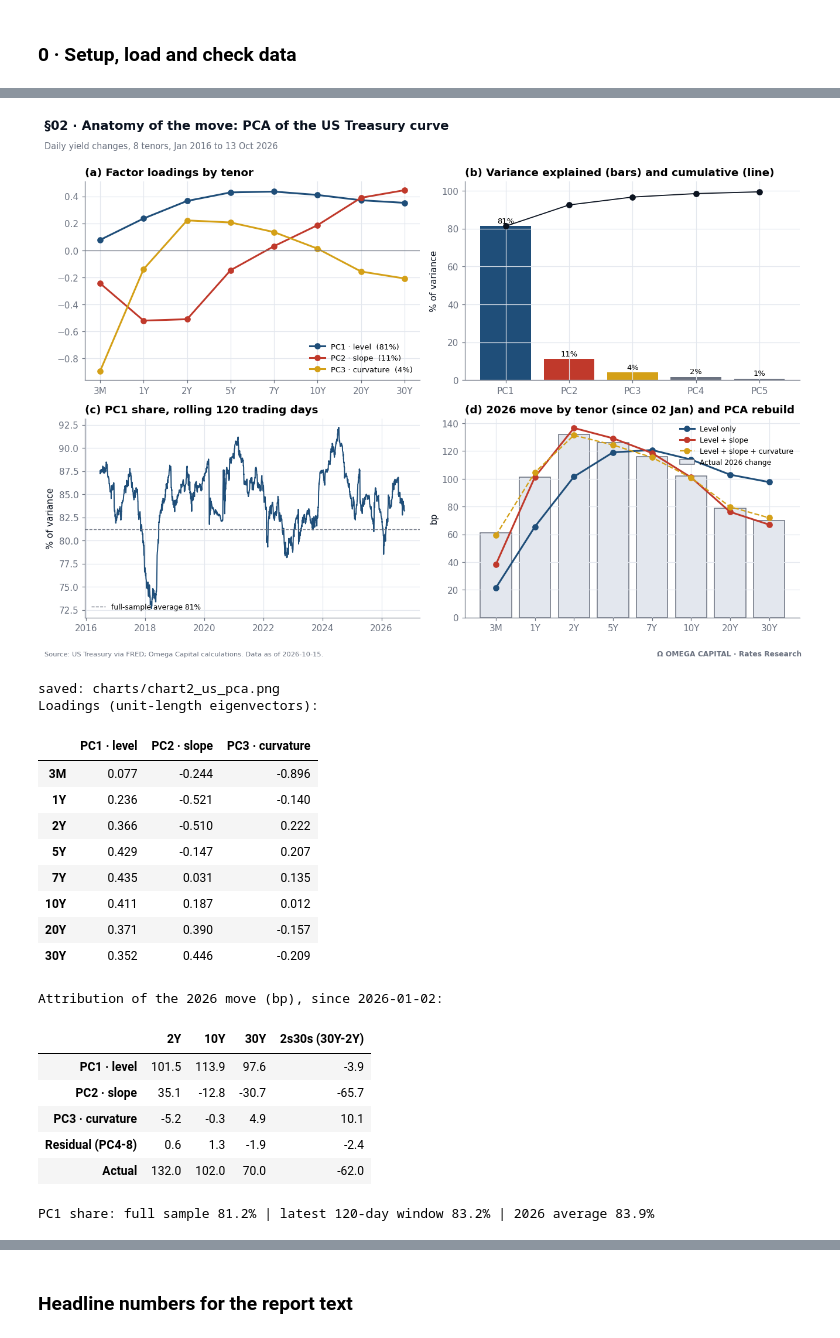
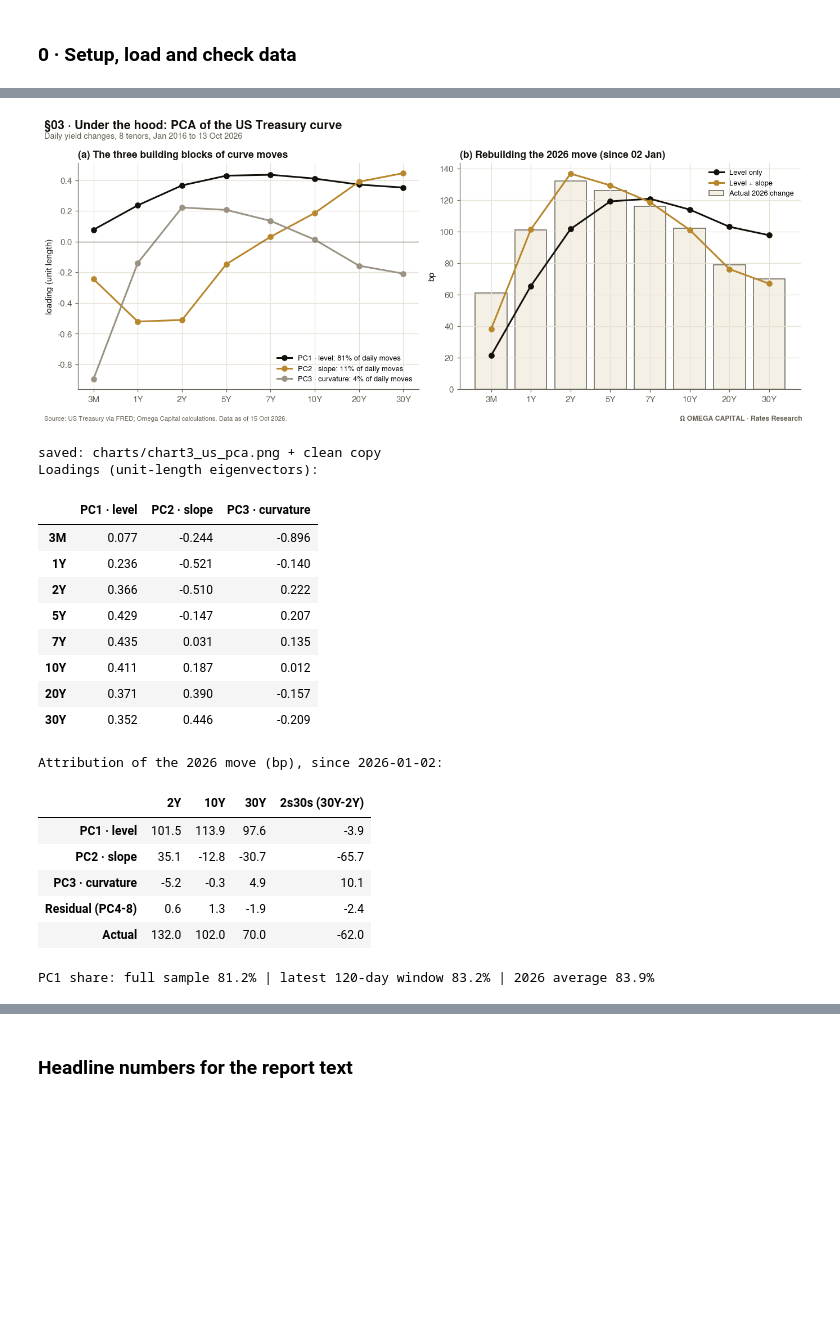
Before and after one commit to leowu06/bond-analysis, a Jupyter notebook: omega_bond_report.ipynb, the cells around one changed output, grey strips where cells are left out. Cells and saved outputs as stored; diff of their text form; code cells hidden in the pictures; blank space fills up the shorter version.

```diff
--- a/omega_bond_report.ipynb
+++ b/omega_bond_report.ipynb
@@ -91,4 +91,9 @@ if short:
           "Re-download from 01/01/2016:", short)
 AS_OF = px.index.max().date()
 print("Data as of:", AS_OF)
+
+# phase two starts on the first common date of the Investing.com series (mid-September);
+# short series are only used from P2 onwards, never for year-to-date numbers
+P2 = "2026-09-15"
+FULL = [c for c in px.columns if c not in short]
 # %% [output]
@@ -252,62 +362,46 @@ roll = pd.Series([np.linalg.eigvalsh(np.cov(X[i - WIN:i], rowvar=False))[::-1][0
 start = curve.loc[BASE:].index[0]
 delta = (curve.iloc[-1] - curve.loc[start]).values * 100
 scores = V.T @ delta
 contrib = {f"PC{k+1}": scores[k] * V[:, k] for k in range(3)}
 
-fig, axs = plt.subplots(2, 2, figsize=(12, 8.4))
+fig, axs = plt.subplots(1, 2, figsize=(12.5, 4.9))
 names = ["PC1 · level", "PC2 · slope", "PC3 · curvature"]
-cols = [COL["US"], COL["UK"], COL["JP"]]
+cols = [COL["ink"], COL["accent"], COL["DE"]]
 
-ax = axs[0, 0]
+ax = axs[0]
 for k in range(3):
-    ax.plot(LAB, V[:, k], marker="o", color=cols[k], lw=2, label=f"{names[k]}  ({share[k]:.0%})")
+    ax.plot(LAB, V[:, k], marker="o", color=cols[k], lw=2, label=f"{names[k]}: {share[k]:.0%} of daily moves")
 ax.axhline(0, color=COL["muted"], lw=0.8)
-ax.set_title("(a) Factor loadings by tenor"); ax.legend(fontsize=8.5)
+ax.set_title("(a) The three building blocks of curve moves"); ax.legend(fontsize=8.5)
+ax.set_ylabel("loading (unit length)")
 
-ax = axs[0, 1]
-bars = ax.bar([f"PC{k+1}" for k in range(5)], share[:5] * 100, color=[*cols, COL["muted"], COL["muted"]])
-ax.plot([f"PC{k+1}" for k in range(5)], np.cumsum(share[:5]) * 100, color=COL["ink"], marker="o", lw=1.2)
-for b, v in zip(bars, share[:5]):
-    ax.text(b.get_x() + b.get_width() / 2, v * 100 + 1.5, f"{v:.0%}", ha="center", fontsize=8.5)
-ax.set_ylim(0, 105); ax.set_ylabel("% of variance")
-ax.set_title("(b) Variance explained (bars) and cumulative (line)")
-
-ax = axs[1, 0]
-ax.plot(roll.index, roll * 100, color=COL["US"], lw=1.3)
-ax.axhline(share[0] * 100, color=COL["muted"], ls="--", lw=0.9, label=f"full-sample average {share[0]:.0%}")
-ax.legend(fontsize=8, loc="lower left")
-ax.set_ylabel("% of variance"); ax.set_title(f"(c) PC1 share, rolling {WIN} trading days")
-ax.xaxis.set_major_formatter(mdates.DateFormatter("%Y"))
-
-ax = axs[1, 1]
-ax.bar(LAB, delta, color=COL["grid"], edgecolor=COL["muted"], label="Actual 2026 change")
+ax = axs[1]
+ax.bar(LAB, delta, color=COL["shade"], edgecolor=COL["muted"], label="Actual 2026 change")
 ax.plot(LAB, contrib["PC1"], marker="o", color=cols[0], lw=2, label="Level only")
 ax.plot(LAB, contrib["PC1"] + contrib["PC2"], marker="o", color=cols[1], lw=2, label="Level + slope")
-ax.plot(LAB, contrib["PC1"] + contrib["PC2"] + contrib["PC3"], marker="o", color=cols[2], lw=1.5,
-        ls="--", label="Level + slope + curvature")
 ax.axhline(0, color=COL["muted"], lw=0.8); ax.set_ylabel("bp")
-ax.set_title(f"(d) 2026 move by tenor (since {start:%d %b}) and PCA rebuild"); ax.legend(fontsize=8)
+ax.set_title(f"(b) Rebuilding the 2026 move (since {start:%d %b})"); ax.legend(fontsize=8.5, loc="upper right")
 
-header(fig, "§02 · Anatomy of the move: PCA of the US Treasury curve",
+header(fig, "§03 · Under the hood: PCA of the US Treasury curve",
        f"Daily yield changes, 8 tenors, {dY.index[0]:%b %Y} to {dY.index[-1]:%d %b %Y}")
-finish(fig, "chart2_us_pca", "US Treasury via FRED")
+finish(fig, "chart3_us_pca", "US Treasury via FRED")
 
 # tables
 load_tbl = pd.DataFrame(V[:, :3], index=LAB, columns=names).round(3)
 idx = {t: LAB.index(t) for t in ["2Y", "10Y", "30Y"]}
 attr = pd.DataFrame({n: {"2Y": c[idx["2Y"]], "10Y": c[idx["10Y"]], "30Y": c[idx["30Y"]],
                          "2s30s (30Y-2Y)": c[idx["30Y"]] - c[idx["2Y"]]}
                      for n, c in zip(names, contrib.values())}).T
 attr.loc["Residual (PC4-8)"] = [delta[idx["2Y"]], delta[idx["10Y"]], delta[idx["30Y"]],
                                 delta[idx["30Y"]] - delta[idx["2Y"]]] - attr.sum().values
 attr.loc["Actual"] = [delta[idx["2Y"]], delta[idx["10Y"]], delta[idx["30Y"]], delta[idx["30Y"]] - delta[idx["2Y"]]]
 print("Loadings (unit-length eigenvectors):"); display(load_tbl)
 print(f"\nAttribution of the 2026 move (bp), since {start.date()}:"); display(attr.round(1))
 print(f"PC1 share: full sample {share[0]:.1%} | latest {WIN}-day window {roll.iloc[-1]:.1%} | "
       f"2026 average {roll.loc[BASE:].mean():.1%}")
 # %% [output]
-[figure, old version]
+[figure, new version]
-saved: charts/chart2_us_pca.png
+saved: charts/chart3_us_pca.png + clean copy
 Loadings (unit-length eigenvectors):
 |  | PC1 · level | PC2 · slope | PC3 · curvature |
 | 3M | 0.077 | -0.244 | -0.896 |
```
Also changed, not shown: parts of 16 cells of this notebook, 14 other files.
